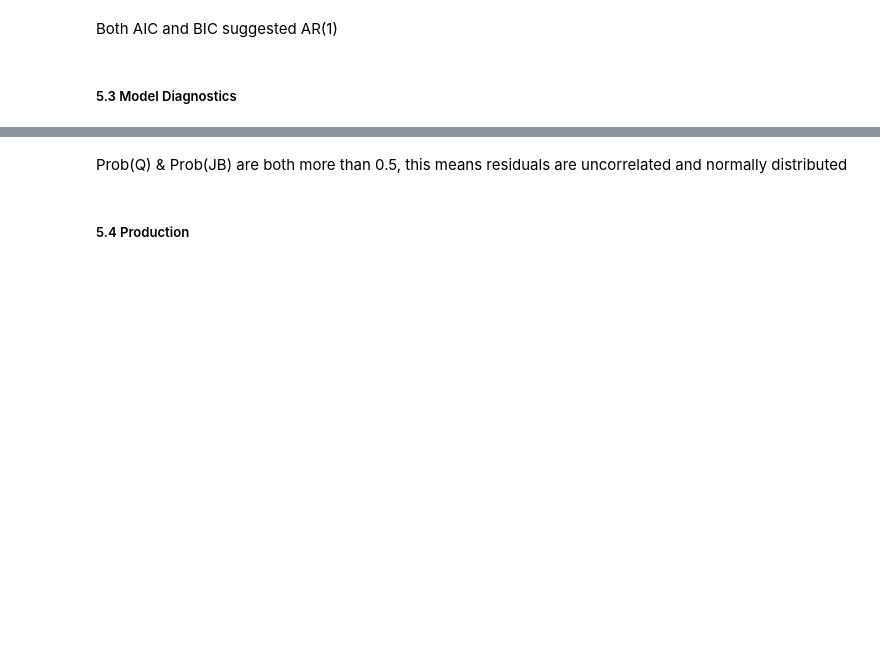
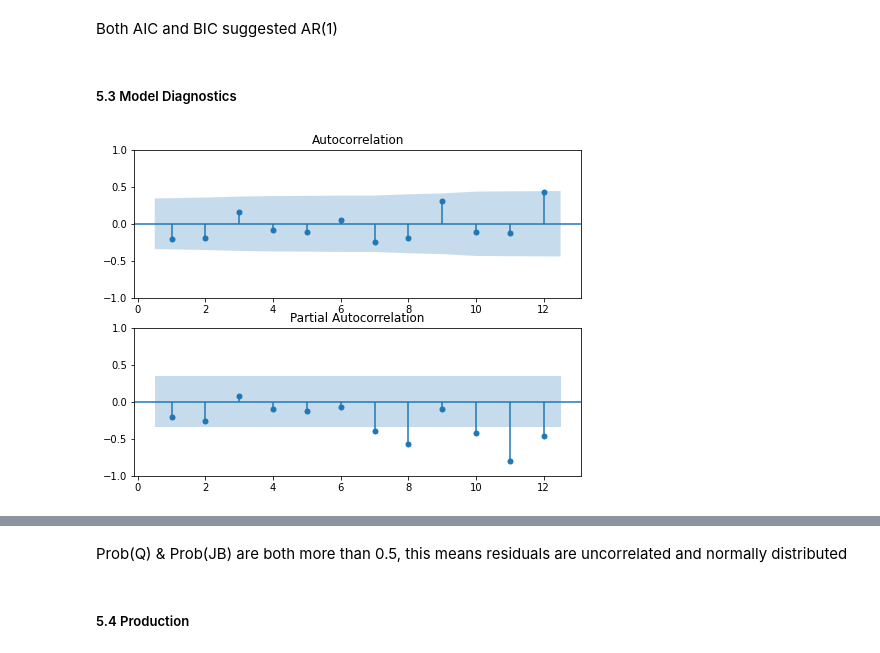
Before and after one commit to LooyeeNg/DataScienceProjects, a Jupyter notebook: predict future sales/predict-future-sales.ipynb, the cells around one changed output, grey strips where cells are left out. Saved outputs shown, nothing was run; the diff lists cells and outputs as text; code cells hidden in the pictures; blank space fills up the shorter version.

```diff
--- a/predict future sales/predict-future-sales.ipynb
+++ b/predict future sales/predict-future-sales.ipynb
@@ -307,5 +307,21 @@ print(order_df.sort_values('BIC'))
 Both AIC and BIC suggested AR(1)
 # %% [markdown]
 ##### 5.3 Model Diagnostics
+# %%
+# Take the first and seasonal differences and drop NaNs
+sales_df_diff = sales_df.diff().dropna()
+# %%
+# Create the figure
+fig, (ax1, ax2) = plt.subplots(2,1,figsize=(8,6))
+
+# Plot the ACF on ax1
+plot_acf(sales_df_diff, lags=12, zero=False, ax=ax1)
+
+# Plot the PACF on ax2
+plot_pacf(sales_df_diff, lags=12, zero=False, ax=ax2)
+
+plt.show()
+# %% [output]
+[figure, added]
 # %%
 # Create and fit model
```
Also changed, not shown: parts of 5 cells of this notebook.
